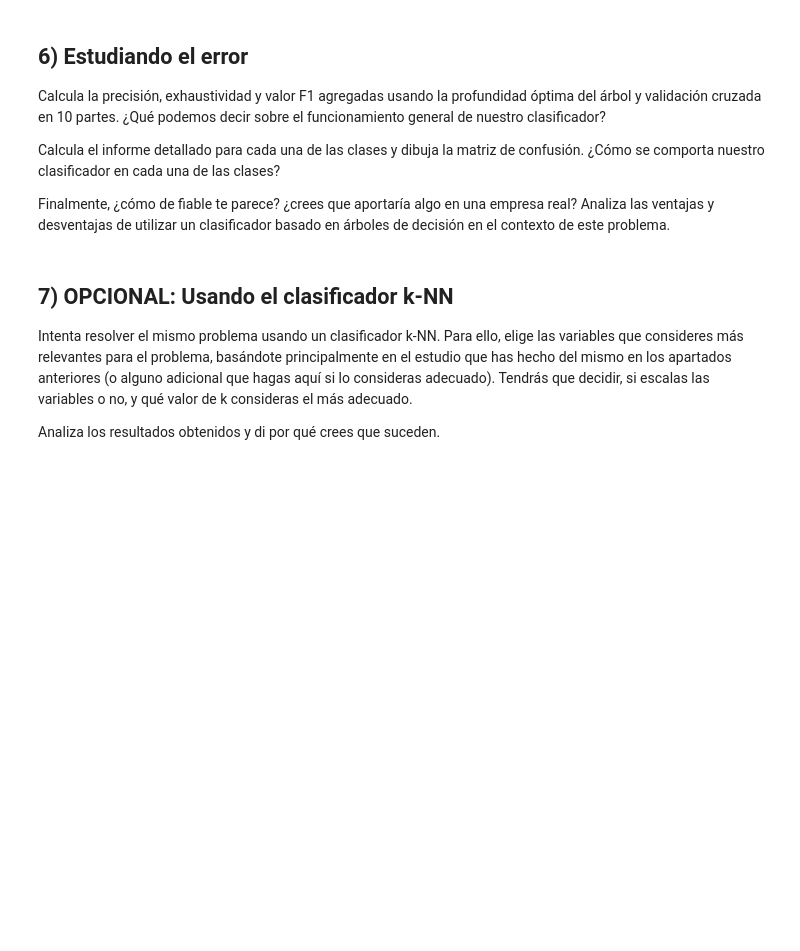
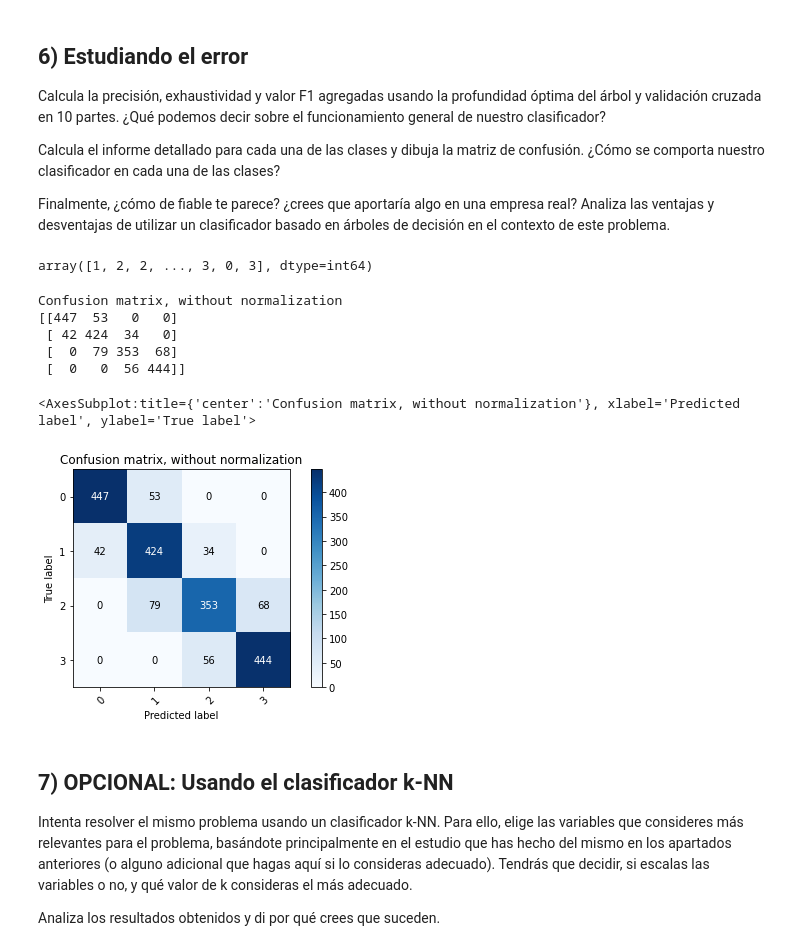
Before and after one commit to Carlanganas98/IA2, a Jupyter notebook: Pr1/P2_clasificacion_enunciado.ipynb, the cells around one changed output. Saved outputs shown, nothing was run; the diff lists cells and outputs as text; code cells hidden in the pictures; blank space fills up the shorter version.

```diff
--- a/Pr1/P2_clasificacion_enunciado.ipynb
+++ b/Pr1/P2_clasificacion_enunciado.ipynb
@@ -316,3 +351,15 @@ Calcula la precisión, exhaustividad y valor F1 agregadas usando la profundidad
 Calcula el informe detallado para cada una de las clases y dibuja la matriz de confusión. ¿Cómo se comporta nuestro clasificador en cada una de las clases?
 
 Finalmente, ¿cómo de fiable te parece? ¿crees que aportaría algo en una empresa real? Analiza las ventajas y desventajas de utilizar un clasificador basado en árboles de decisión en el contexto de este problema.
+# %%
+from sklearn.model_selection import cross_val_predict
+from sklearn.metrics import classification_report
+
+# Esta función entrena 10 clasificadores usando validación cruzada y devuelve una predicción
+# para cada punto usando el clasificador que no fue entrenado con ese punto
+clf = DecisionTreeClassifier(criterion="entropy", max_depth=5, min_samples_split=2, random_state=83)
+predictions = cross_val_predict(clf2, df2, df['price_range'], cv=10)
+# %%
+predictions
+# %% [output]
+array([1, 2, 2, ..., 3, 0, 3], dtype=int64)
@@ -318,0 +424,10 @@ Finalmente, ¿cómo de fiable te parece? ¿crees que aportaría algo en una empr
+# %%
+plot_confusion_matrix(df['price_range'], predictions,['0', '1', '2', '3'], normalize=False)
+# %% [output]
+Confusion matrix, without normalization
+[[447  53   0   0]
+ [ 42 424  34   0]
+ [  0  79 353  68]
+ [  0   0  56 444]]
+<AxesSubplot:title={'center':'Confusion matrix, without normalization'}, xlabel='Predicted label', ylabel='True label'>
+[figure, added]
```
Also changed, not shown: parts of 7 cells of this notebook.
